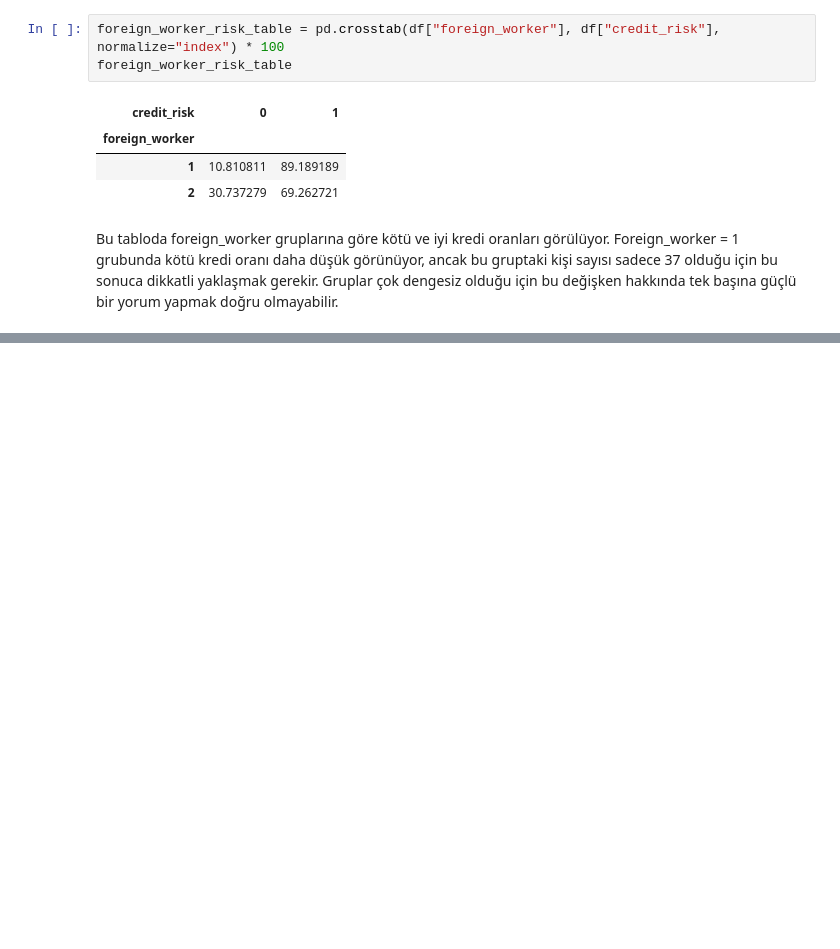
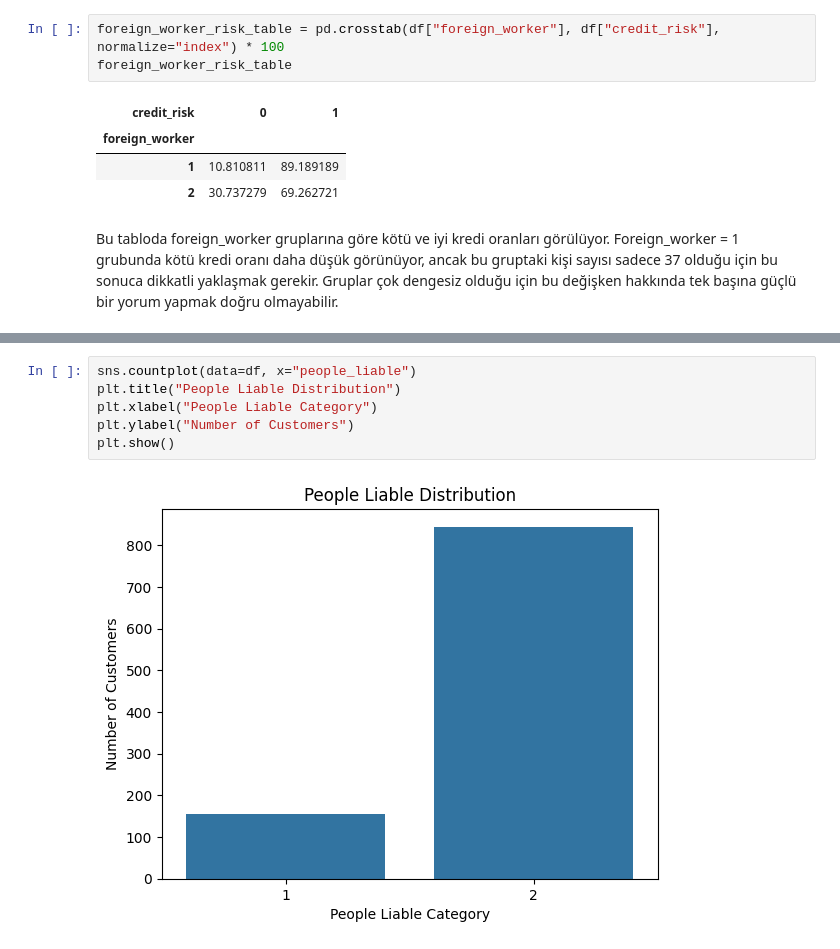
Before and after one commit to Esr1903/credit-risk-scoring-system, a Jupyter notebook: notebooks/02_veri_kesfi_ve_grafikler.ipynb, the cells around one changed output, grey strips where cells are left out. Saved outputs shown, nothing was run; the diff lists cells and outputs as text; blank space fills up the shorter version.

```diff
--- a/notebooks/02_veri_kesfi_ve_grafikler.ipynb
+++ b/notebooks/02_veri_kesfi_ve_grafikler.ipynb
@@ -638,0 +653,8 @@ Bu tabloda foreign_worker gruplarına göre kötü ve iyi kredi oranları görü
+# %%
+sns.countplot(data=df, x="people_liable")
+plt.title("People Liable Distribution")
+plt.xlabel("People Liable Category")
+plt.ylabel("Number of Customers")
+plt.show()
+# %% [output]
+[figure, added]
```
Also changed, not shown: parts of 17 cells of this notebook.
